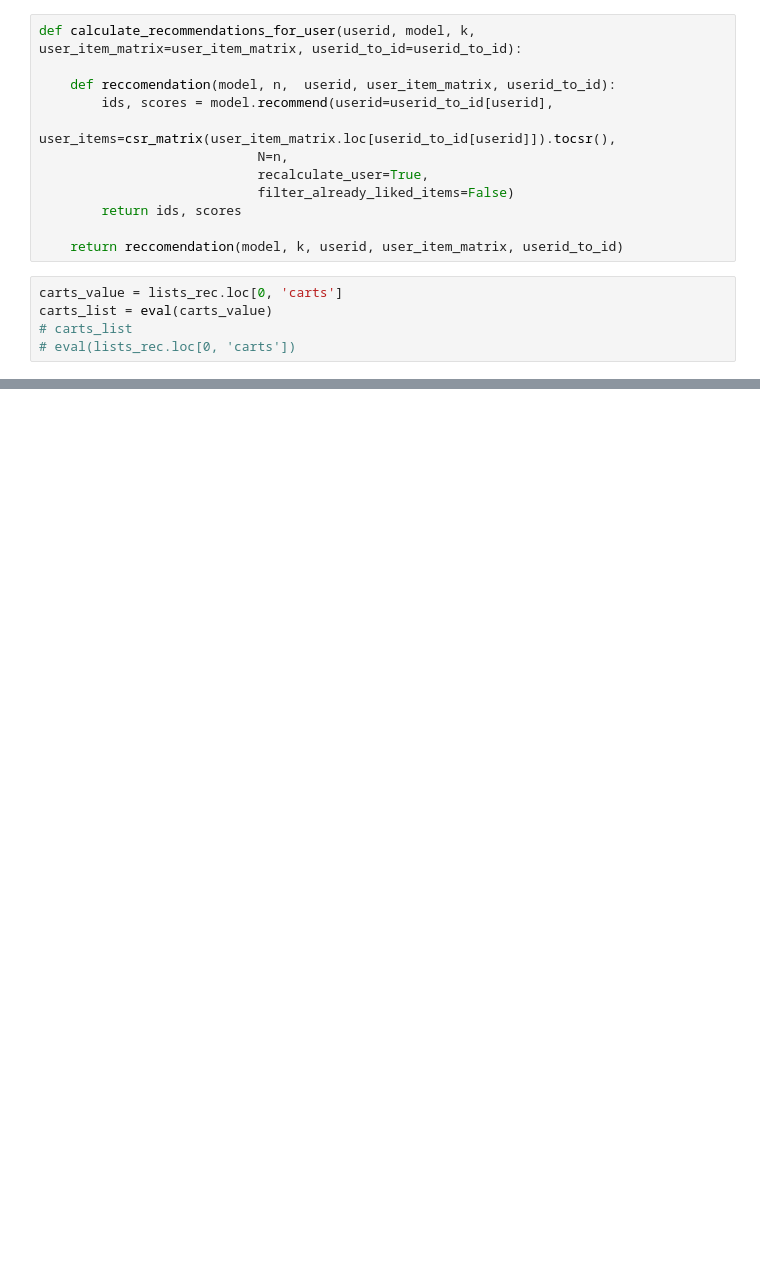
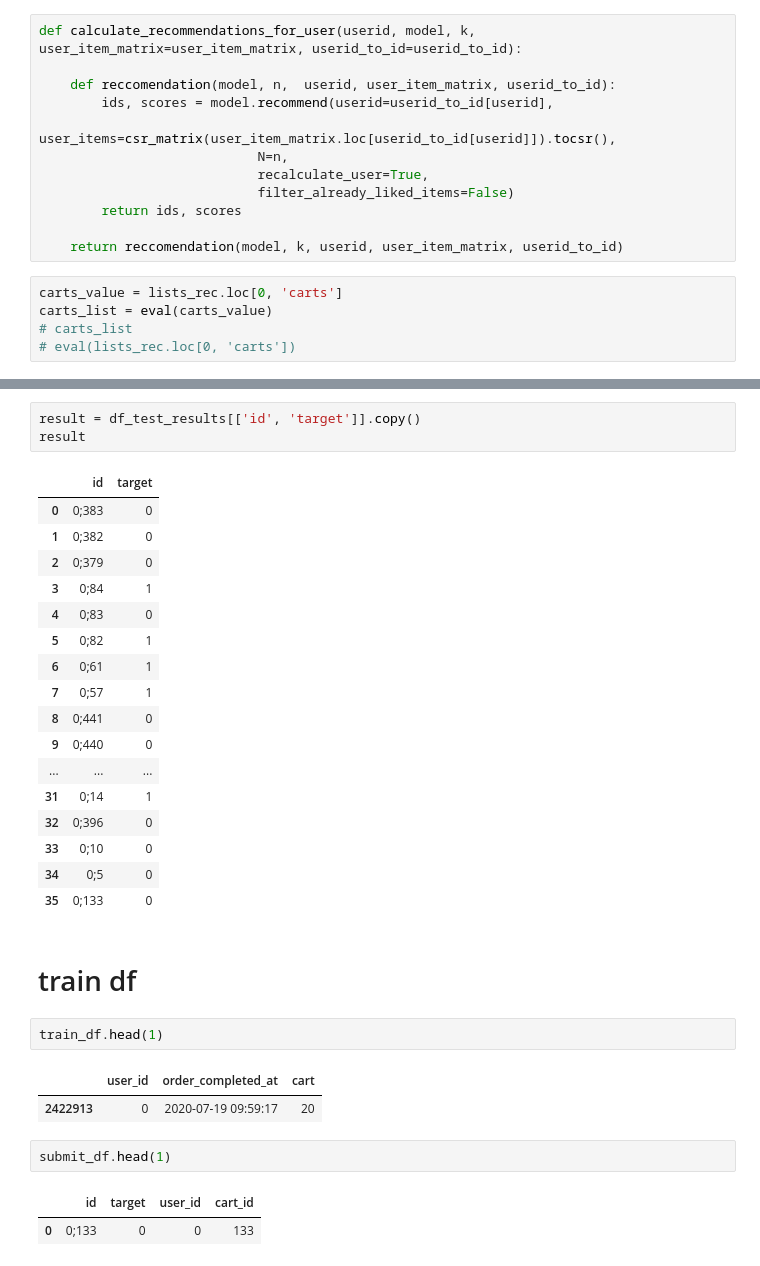
Before and after one commit to kaledinaoksana/SberMarketComp, a Jupyter notebook: main.ipynb, the cells around one changed output, grey strips where cells are left out. Saved outputs shown, nothing was run; the diff lists cells and outputs as text; blank space fills up the shorter version.

```diff
--- a/main.ipynb
+++ b/main.ipynb
@@ -270,0 +401,33 @@ df_test_results.head(30)
+# %%
+result = df_test_results[['id', 'target']].copy()
+result
+# %% [output]
+|  | id | target |
+| 0 | 0;383 | 0 |
+| 1 | 0;382 | 0 |
+| 2 | 0;379 | 0 |
+| 3 | 0;84 | 1 |
+| 4 | 0;83 | 0 |
+| 5 | 0;82 | 1 |
+| 6 | 0;61 | 1 |
+| 7 | 0;57 | 1 |
+| 8 | 0;441 | 0 |
+| 9 | 0;440 | 0 |
+| ... | ... | ... |
+| 31 | 0;14 | 1 |
+| 32 | 0;396 | 0 |
+| 33 | 0;10 | 0 |
+| 34 | 0;5 | 0 |
+| 35 | 0;133 | 0 |
+# %% [markdown]
+# train df
+# %%
+train_df.head(1)
+# %% [output]
+|  | user_id | order_completed_at | cart |
+| 2422913 | 0 | 2020-07-19 09:59:17 | 20 |
+# %%
+submit_df.head(1)
+# %% [output]
+|  | id | target | user_id | cart_id |
+| 0 | 0;133 | 0 | 0 | 133 |
```
Also changed, not shown: parts of 34 cells of this notebook.
